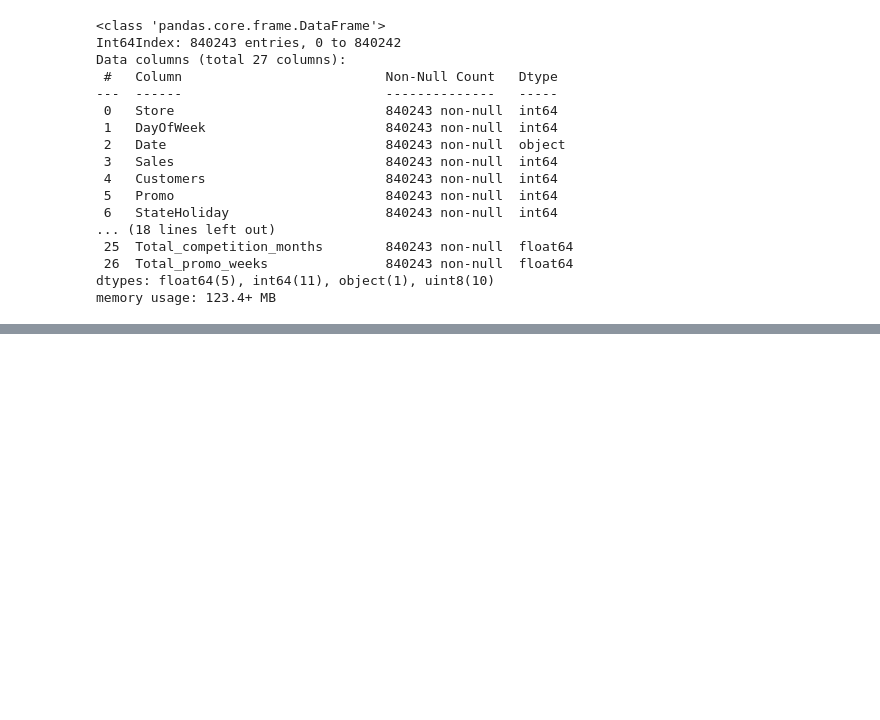
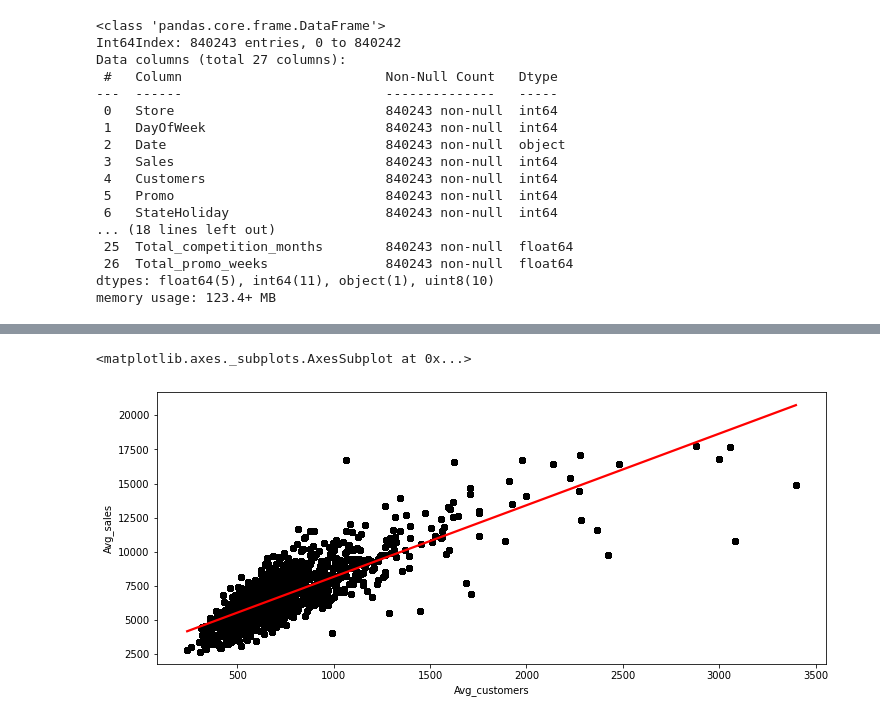
Before and after one commit to satyam-jyoti-sankar/Rossmann-Sales-Prediction-, a Jupyter notebook: Rossmann_Sales_Prediction_Capstone_Project.ipynb, the cells around one changed output, grey strips where cells are left out. Saved outputs shown, nothing was run; the diff lists cells and outputs as text; code cells hidden in the pictures; blank space fills up the shorter version.

```diff
--- a/Rossmann_Sales_Prediction_Capstone_Project.ipynb
+++ b/Rossmann_Sales_Prediction_Capstone_Project.ipynb
@@ -583,0 +602,5 @@ memory usage: 123.4+ MB
+# %%
+sns.regplot(x=Final_df['Avg_customers'], y = Final_df['Avg_sales'],scatter_kws={"color": "black"}, line_kws={"color": "red"})
+# %% [output]
+<matplotlib.axes._subplots.AxesSubplot at 0x...>
+[figure, added]
```
Also changed, not shown: parts of 16 cells of this notebook.
